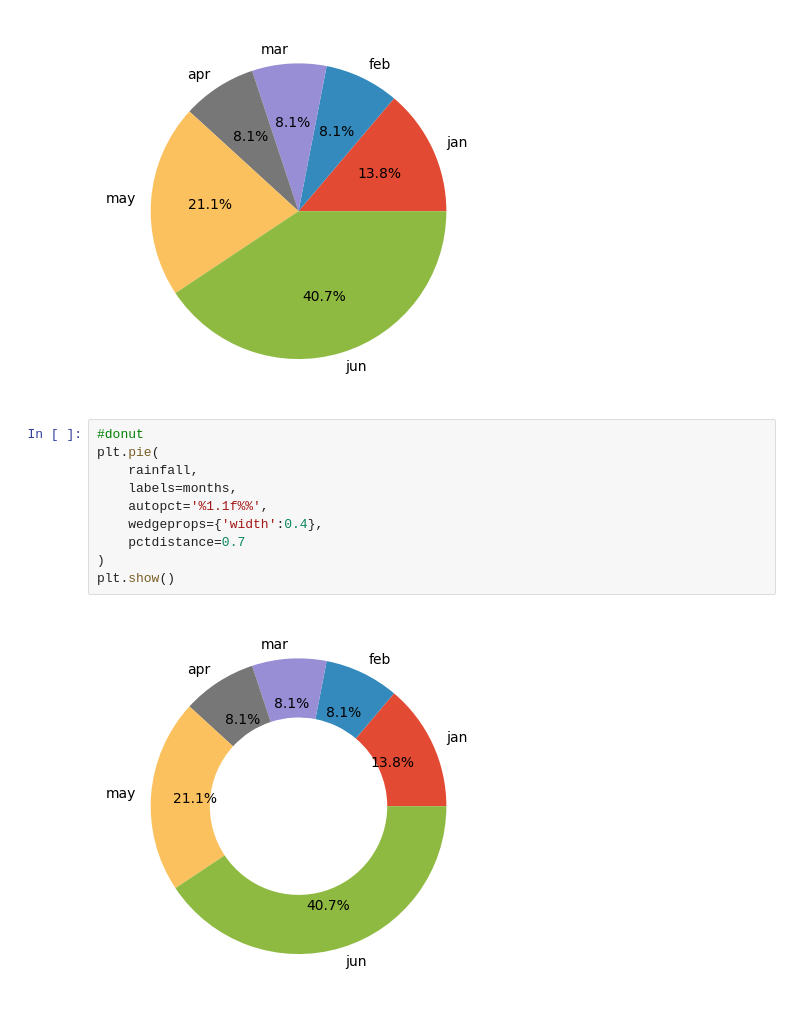
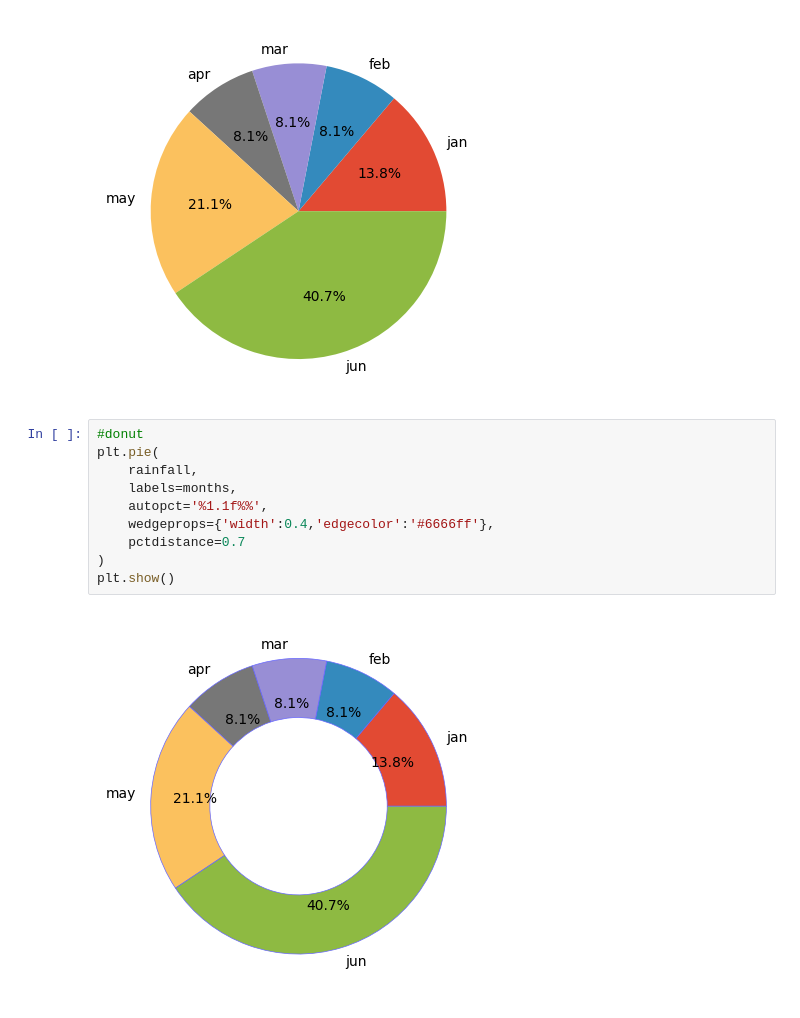
Before and after one commit to Deeptiabs/digipodium, a Jupyter notebook: graphs.ipynb, the cells around one changed output. Saved outputs shown, nothing was run; the diff lists cells and outputs as text.

```diff
--- a/graphs.ipynb
+++ b/graphs.ipynb
@@ -23,12 +23,12 @@ plt.show()
 # %%
 #donut
 plt.pie(
     rainfall,
     labels=months,
     autopct='%1.1f%%',
-    wedgeprops={'width':0.4},
+    wedgeprops={'width':0.4,'edgecolor':'#6666ff'},
     pctdistance=0.7
 )
 plt.show()
 # %% [output]
-[figure, old version]
+[figure, new version]
```
Also changed, not shown: parts of 1 cell of this notebook.
